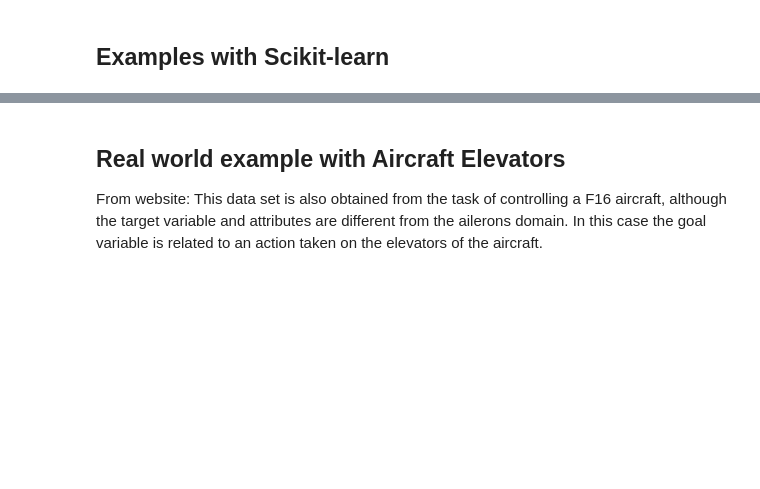
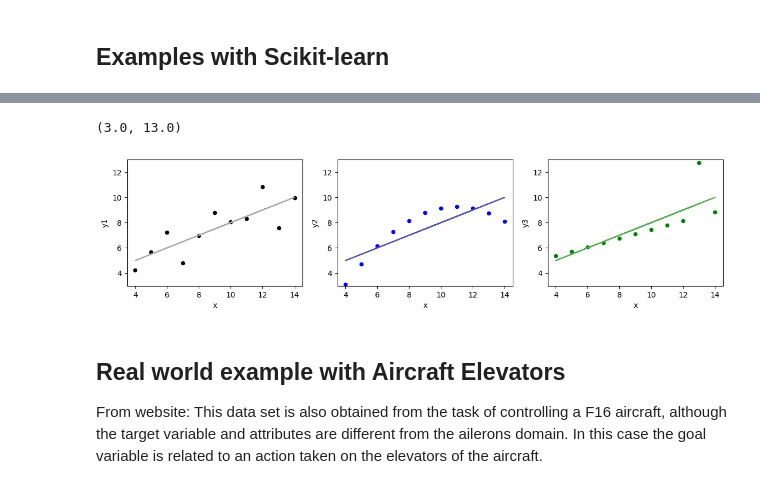
Before and after one commit to cfdarcy/applied-machine-learning-algorithms-3806104, a Jupyter notebook: algos.ipynb, the cells around one changed output, grey strips where cells are left out. Cells and saved outputs as stored; diff of their text form; code cells hidden in the pictures; blank space fills up the shorter version.

```diff
--- a/algos.ipynb
+++ b/algos.ipynb
@@ -1084,15 +1121,18 @@ lr3.fit(x1, y3)
 # %%
 # plot 1, 2 and 3 in different colors
-fig, axs = plt.subplots(1, 3, figsize=(9, 3))
+fig, axs = plt.subplots(1, 3, figsize=(14, 3))
 anscombe.plot.scatter(x='x', y='y1', ax=axs[0], color='k')
 axs[0].plot(x1, lr1.predict(x1), color='#aaa')
 axs[0].set_ylim(3, 13)
 anscombe.plot.scatter(x='x', y='y2', ax=axs[1], color='b')
 axs[1].plot(x1, lr2.predict(x1), color='#55a')
 axs[1].set_ylim(3, 13)
 anscombe.plot.scatter(x='x', y='y3', ax=axs[2], color='g')
 axs[2].plot(x1, lr3.predict(x1), color='#5a5')
 axs[2].set_ylim(3, 13)
+# %% [output]
+(3.0, 13.0)
+[figure, added]
 # %% [markdown]
 ## Real world example with Aircraft Elevators
 
```
Also changed, not shown: parts of 22 cells of this notebook.
